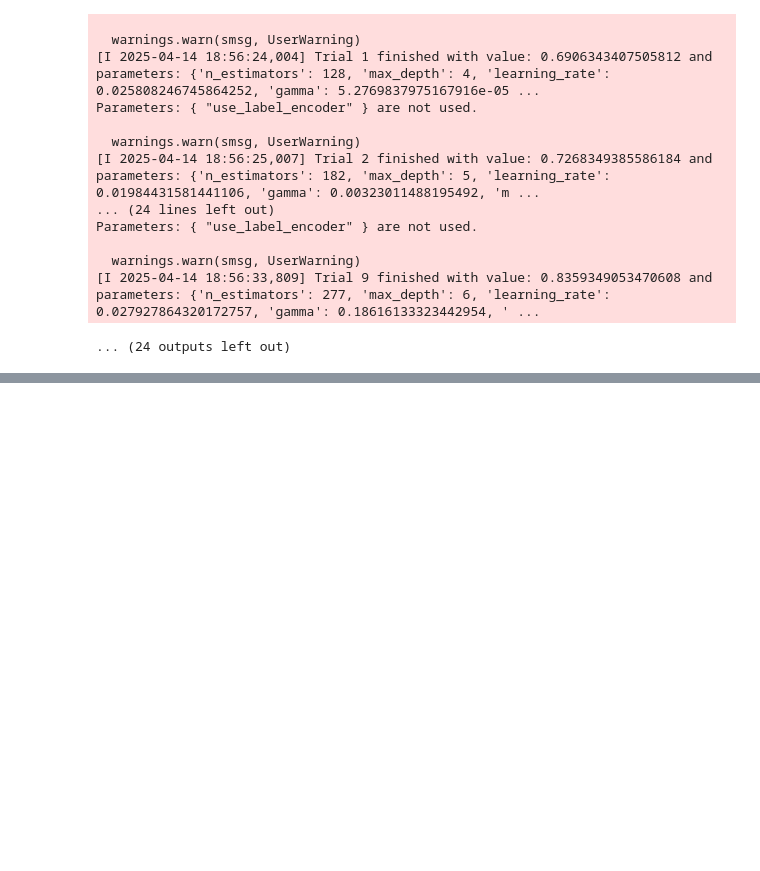
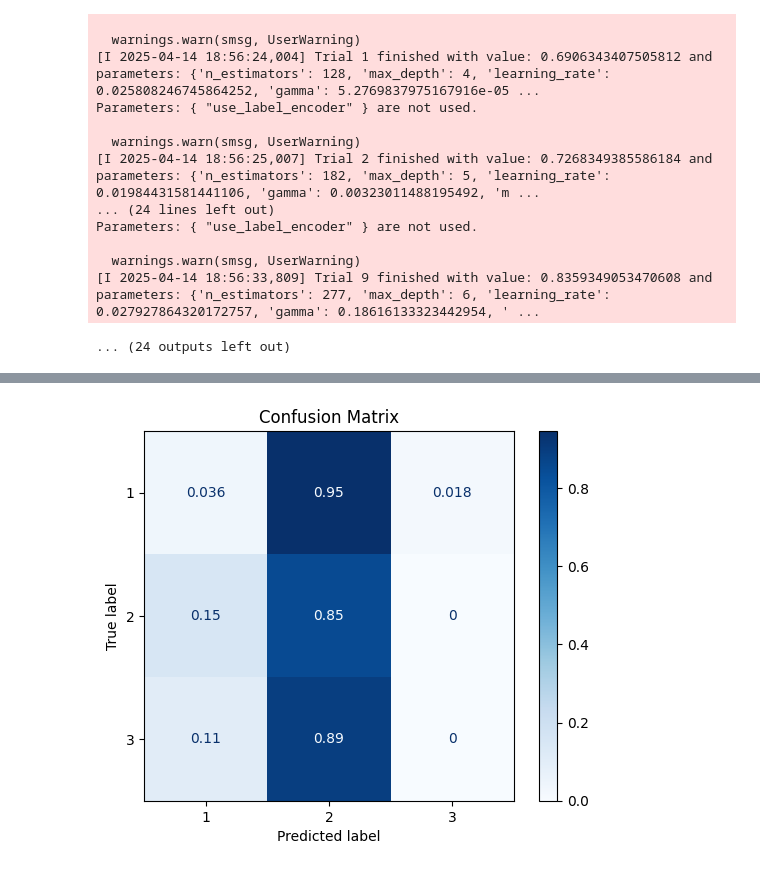
Before and after one commit to jfun28/Explainable_healthcareframework, a Jupyter notebook: 3_1.Training_XAI_Proposed/Training_result.ipynb, the cells around one changed output, grey strips where cells are left out. Saved outputs shown, nothing was run; the diff lists cells and outputs as text; code cells hidden in the pictures; blank space fills up the shorter version.

```diff
--- a/3_1.Training_XAI_Proposed/Training_result.ipynb
+++ b/3_1.Training_XAI_Proposed/Training_result.ipynb
@@ -228,0 +280,7 @@ model_results_list.append(result_dict)
+# %%
+from Datapreprocessing.labeling import WeightChangeLabeler
+
+Threshhold=0.1 # 몸무게가 얼마나 차이나야 변했다고 정할 것 인지 정하는 임계값
+labeler = WeightChangeLabeler(result_df, Threshhold)
+labeled_df = labeler.label_weight_changes()
+print(labeled_df)
@@ -228,0 +315,4 @@ model_results_list.append(result_dict)
+# %%
+data=labeled_df.iloc[:,[1,2,3,4,5,6,-1]]
+train=data.iloc[:,:-1]
+train_targets=data.iloc[:,-1]-1
@@ -228,0 +464,14 @@ model_results_list.append(result_dict)
+# %%
+#
+# Confusion matrix 시각화
+# Confusion matrix 계산
+cm = confusion_matrix(y_test, ensemble_pred, normalize='true')
+class_labels = [1, 2, 3]  # 클래스 레이블을 1, 2, 3으로 변경
+
+# Confusion matrix 시각화
+disp = ConfusionMatrixDisplay(confusion_matrix=cm, display_labels=class_labels)
+disp.plot(cmap=plt.cm.Blues)
+plt.title("Confusion Matrix")
+plt.show()
+# %% [output]
+[figure, added]
```
Also changed, not shown: parts of 14 cells of this notebook, 9 other files.
